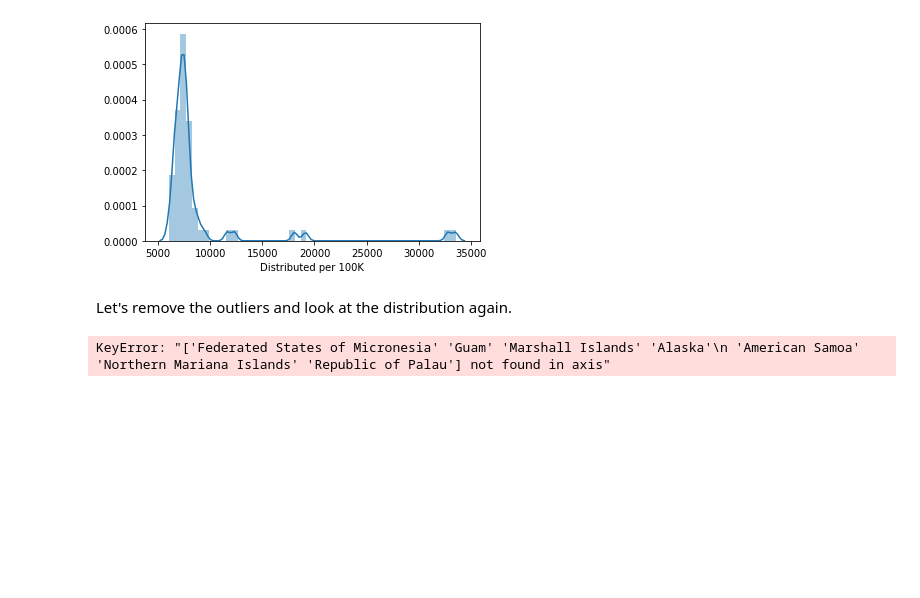
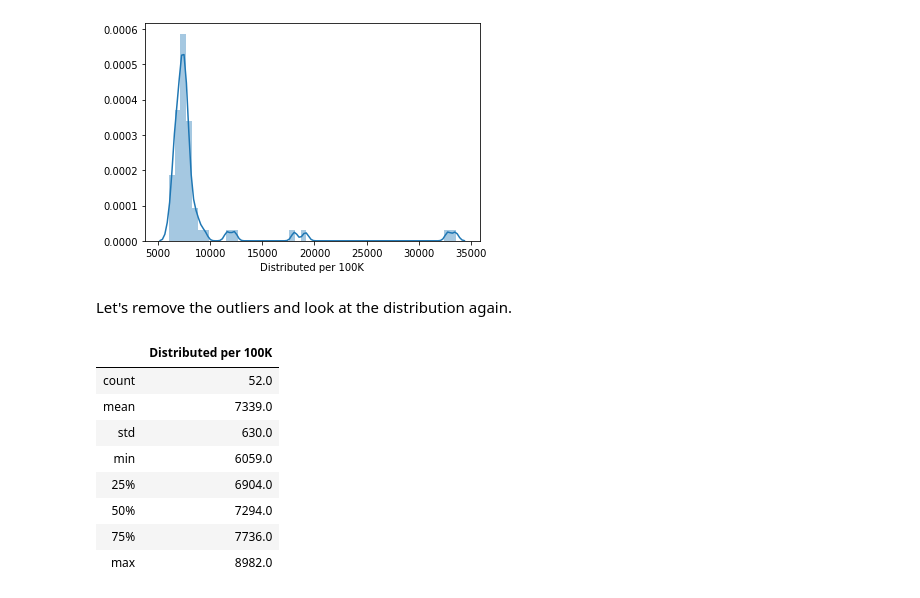
Before and after one commit to JessicaFB/Bodo-Covid, a Jupyter notebook: Covid-questions.ipynb, the cells around one changed output. Drawn from its saved outputs; the diff is of its cells as text; code cells hidden in the pictures; blank space fills up the shorter version.

```diff
--- a/Covid-questions.ipynb
+++ b/Covid-questions.ipynb
@@ -352,13 +363,3 @@ sns.distplot(distribution['Distributed per 100K']);
 [figure]
 # %% [markdown]
 Let's remove the outliers and look at the distribution again.
-# %%
-# Drop outliers
-outliers = ['Federated States of Micronesia',
-            'Guam','Marshall Islands','Alaska',
-            'American Samoa','Northern Mariana Islands',
-            'Republic of Palau']
-
-distribution.drop(outliers, axis=1)
-# %% [output]
-KeyError: "['Federated States of Micronesia' 'Guam' 'Marshall Islands' 'Alaska'\n 'American Samoa' 'Northern Mariana Islands' 'Republic of Palau'] not found in axis"
@@ -364,0 +369,12 @@ KeyError: "['Federated States of Micronesia' 'Guam' 'Marshall Islands' 'Alaska'\
+# %%
+distribution_us.describe().round()
+# %% [output]
+|  | Distributed per 100K |
+| count | 52.0 |
+| mean | 7339.0 |
+| std | 630.0 |
+| min | 6059.0 |
+| 25% | 6904.0 |
+| 50% | 7294.0 |
+| 75% | 7736.0 |
+| max | 8982.0 |
```
Also changed, not shown: parts of 4 cells of this notebook.
